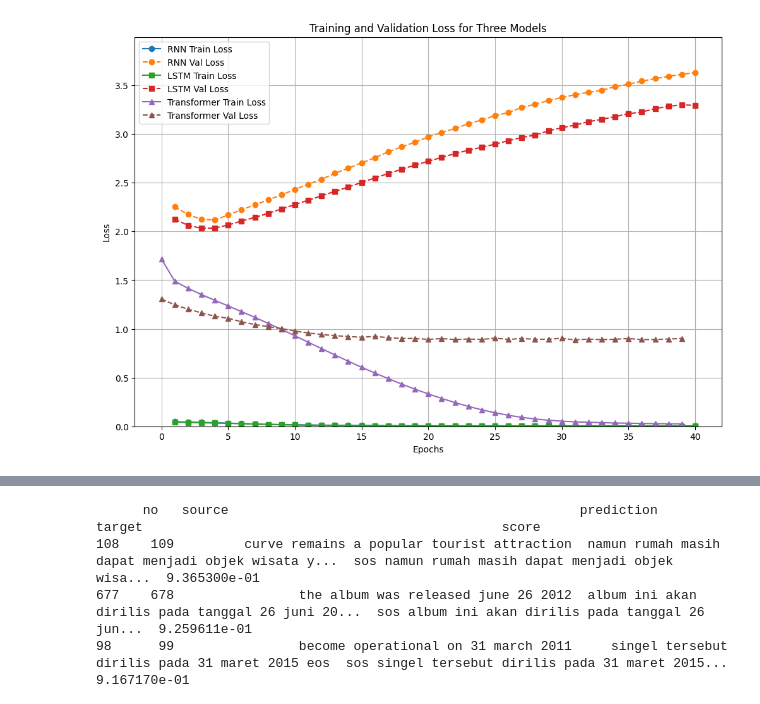
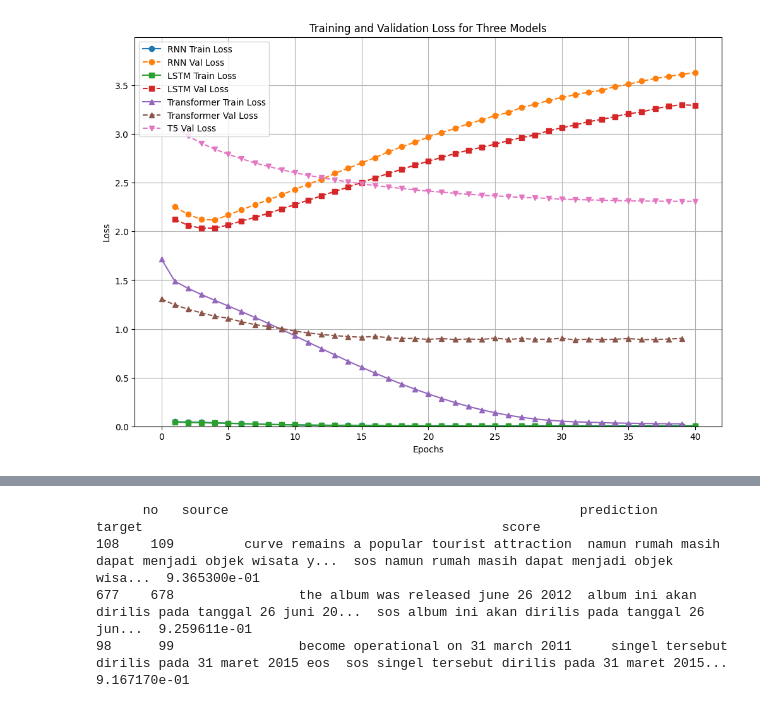
Before and after one commit to fachrinnk4869/nlp-deep-learning, a Jupyter notebook: plot_loss.ipynb, the cells around one changed output, grey strips where cells are left out. Saved outputs shown, nothing was run; the diff lists cells and outputs as text; code cells hidden in the pictures.

```diff
--- a/plot_loss.ipynb
+++ b/plot_loss.ipynb
@@ -6,11 +6,13 @@ import matplotlib.pyplot as plt
 file_model1 = './rnn/training_rnn_results_2.csv'
 file_model2 = './lstm/training_lstm_results.csv'
 file_model3 = './transformer/training_transformer_results_2.csv'
+file_model4 = './t5/evaluation_t5_metrics.csv'
 
 # Read the data
 data_model1 = pd.read_csv(file_model1)
 data_model2 = pd.read_csv(file_model2)
 data_model3 = pd.read_csv(file_model3)
+data_model4 = pd.read_csv(file_model4)
 # %%
 # Extract data
 epochs_model1 = data_model1['Epoch']
@@ -24,35 +26,41 @@ val_loss_model2 = data_model2['Val Loss']
 epochs_model3 = data_model3['Epoch']
 train_loss_model3 = data_model3['Train Loss']
 val_loss_model3 = data_model3['Val Loss']
+
+epochs_model4 = data_model4['Epoch']
+val_loss_model4 = data_model4['Val Loss']
 
 # Create the plot
 plt.figure(figsize=(12, 8))
 
 # Plot Model 1
 plt.plot(epochs_model1, train_loss_model1, label='RNN Train Loss', linestyle='-', marker='o')
 plt.plot(epochs_model1, val_loss_model1, label='RNN Val Loss', linestyle='--', marker='o')
 
 # Plot Model 2
 plt.plot(epochs_model2, train_loss_model2, label='LSTM Train Loss', linestyle='-', marker='s')
 plt.plot(epochs_model2, val_loss_model2, label='LSTM Val Loss', linestyle='--', marker='s')
 
 # Plot Model 3
 plt.plot(epochs_model3, train_loss_model3, label='Transformer Train Loss', linestyle='-', marker='^')
 plt.plot(epochs_model3, val_loss_model3, label='Transformer Val Loss', linestyle='--', marker='^')
 
+# plt.plot(epochs_model3, train_loss_model3, label='Transformer Train Loss', linestyle='-', marker='^')
+plt.plot(epochs_model4, val_loss_model4, label='T5 Val Loss', linestyle='--', marker='v')
+
 # Configure the axes and labels
 plt.ylim(0, max(max(train_loss_model1), max(val_loss_model1), max(train_loss_model2), max(val_loss_model2),
                max(train_loss_model3), max(val_loss_model3)) * 1.1)  # Set y-axis dynamically
 plt.xlabel('Epochs')
 plt.ylabel('Loss')
 plt.title('Training and Validation Loss for Three Models')
 plt.legend()
 plt.grid(True)
 
 # Display the plot
 plt.show()
 # %% [output]
-[figure, old version]
+[figure, new version]
 # %%
 
 # Calculate average "Time Taken" for each model
```
Also changed, not shown: parts of 2 cells of this notebook, 9 other files.
